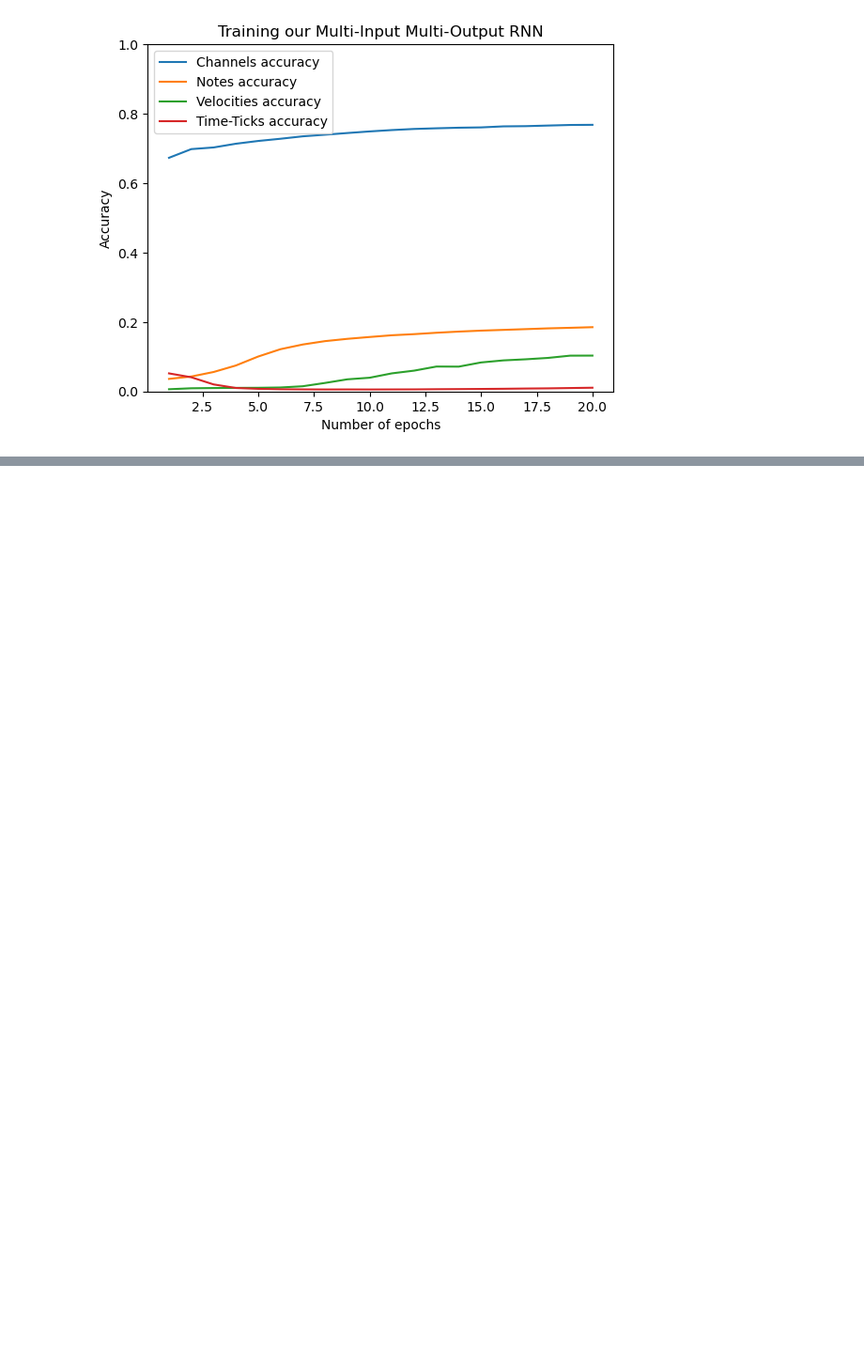
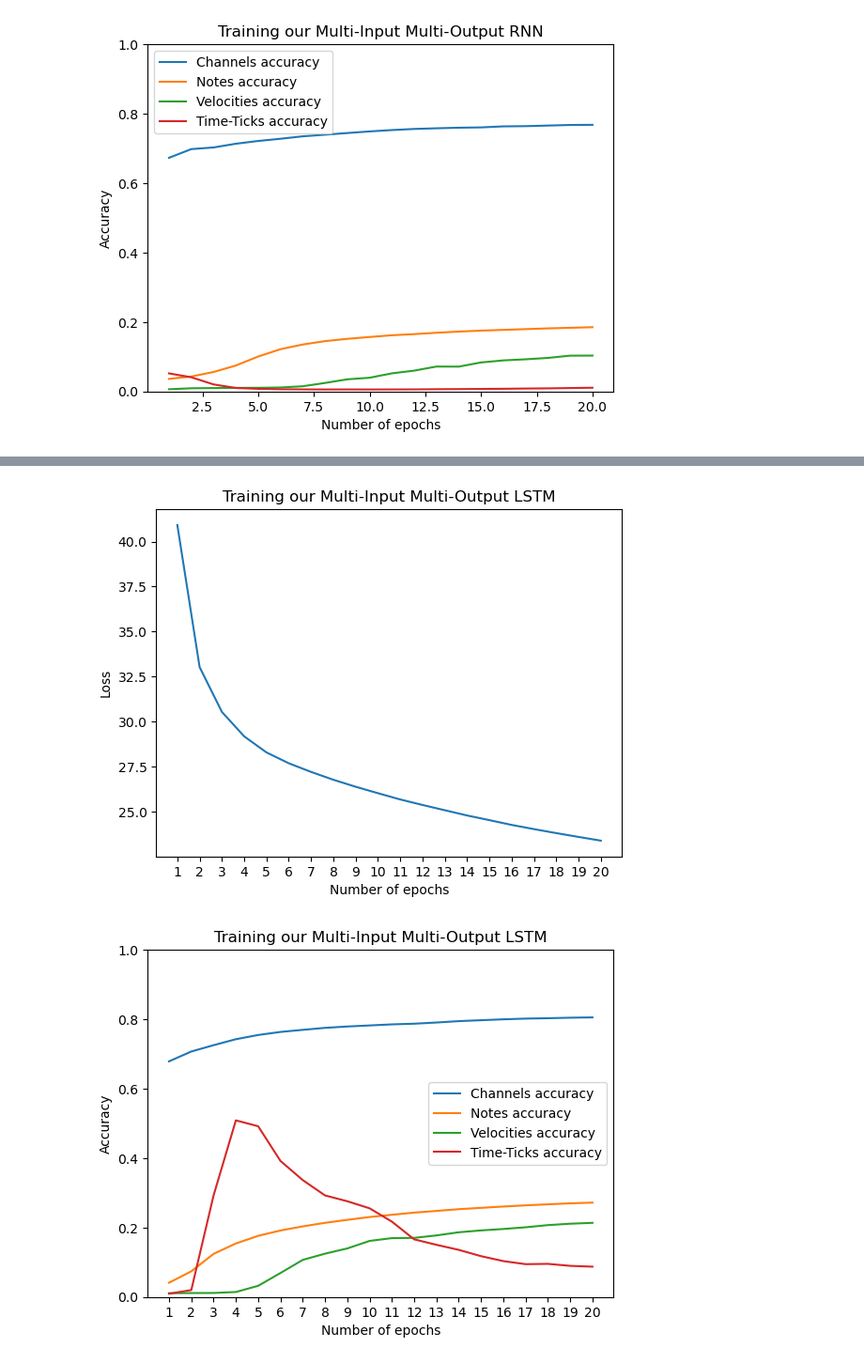
Before and after one commit to Valentin-dB/DD2424-MusicGen, a Jupyter notebook: AllFeaturesRNN.ipynb, the cells around one changed output, grey strips where cells are left out. Shown at 94% size. Saved outputs shown, nothing was run; the diff lists cells and outputs as text; code cells hidden in the pictures; blank space fills up the shorter version.

Commit message:
All features LSTM

```diff
--- a/AllFeaturesRNN.ipynb
+++ b/AllFeaturesRNN.ipynb
@@ -168,19 +168,19 @@ ticks_accuracy.append(history.history['Time-Ticks_rounded_accuracy'])
 # %% [output]
 358/358 [==============================] - 70s 189ms/step - loss: 36.0001 - Channels_loss: 0.7033 - Notes_loss: 3.9063 - Velocities_loss: 805.5319 - Time-Ticks_loss: 32771.7383 - Channels_accuracy: 0. ...
 # %%
-x = range(1,len(loss)+1)
+x = range(1,len(lossRNN)+1)
 plt.figure()
-plt.plot(x, loss)
+plt.plot(x, lossRNN)
 plt.title("Training our Multi-Input Multi-Output RNN")
 plt.xlabel("Number of epochs")
 plt.ylabel("Loss")
 plt.xticks(x)
 plt.show()
 plt.figure()
-plt.plot(x, channels_accuracy, label="Channels accuracy")
-plt.plot(x, notes_accuracy, label="Notes accuracy")
-plt.plot(x, velocities_accuracy, label="Velocities accuracy")
-plt.plot(x, ticks_accuracy, label="Time-Ticks accuracy")
+plt.plot(x, channels_accuracyRNN, label="Channels accuracy")
+plt.plot(x, notes_accuracyRNN, label="Notes accuracy")
+plt.plot(x, velocities_accuracyRNN, label="Velocities accuracy")
+plt.plot(x, ticks_accuracyRNN, label="Time-Ticks accuracy")
 plt.legend()
 plt.ylim([0,1])
 plt.title("Training our Multi-Input Multi-Output RNN")
@@ -193,0 +297,24 @@ plt.show()
+# %%
+x = range(1,len(lossLSTM)+1)
+plt.figure()
+plt.plot(x, lossLSTM)
+plt.title("Training our Multi-Input Multi-Output LSTM")
+plt.xlabel("Number of epochs")
+plt.ylabel("Loss")
+plt.xticks(x)
+plt.show()
+plt.figure()
+plt.plot(x, channels_accuracyLSTM, label="Channels accuracy")
+plt.plot(x, notes_accuracyLSTM, label="Notes accuracy")
+plt.plot(x, velocities_accuracyLSTM, label="Velocities accuracy")
+plt.plot(x, ticks_accuracyLSTM, label="Time-Ticks accuracy")
+plt.legend()
+plt.ylim([0,1])
+plt.title("Training our Multi-Input Multi-Output LSTM")
+plt.xlabel("Number of epochs")
+plt.ylabel("Accuracy")
+plt.xticks(x)
+plt.show()
+# %% [output]
+[figure, added]
+[figure, added]
```
Also changed, not shown: parts of 8 cells of this notebook.
